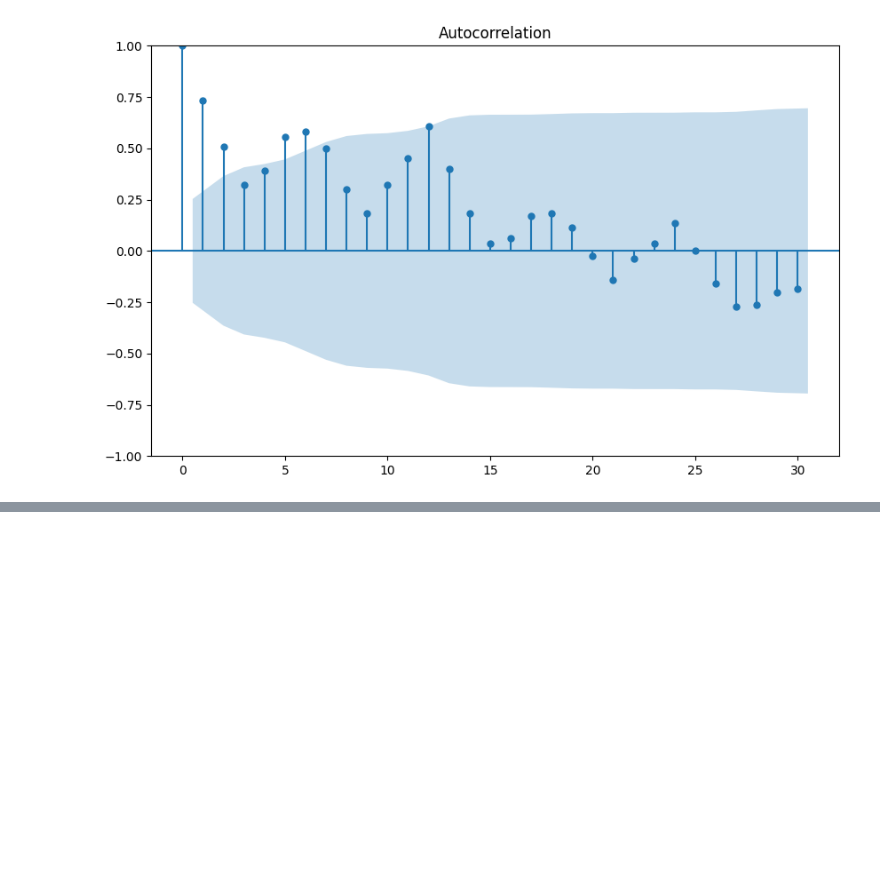
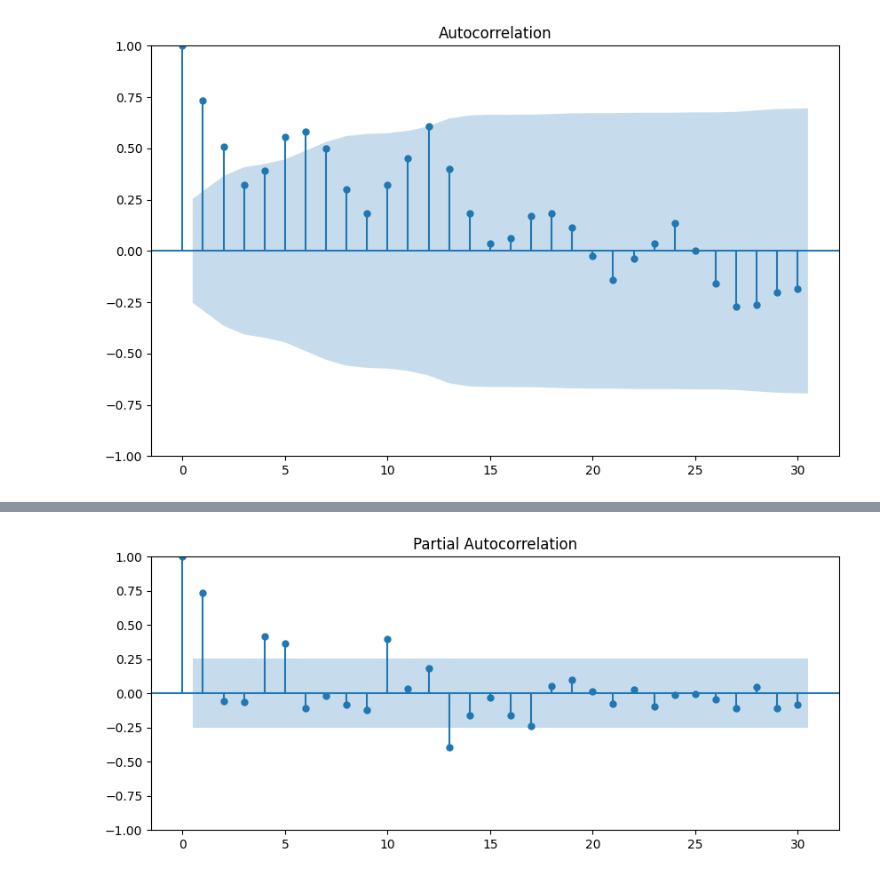
Before and after one commit to SuDy0906/Time-Series-Analysis-and-Forecasting, a Jupyter notebook: intro.ipynb, the cells around one changed output, grey strips where cells are left out. Saved outputs shown, nothing was run; the diff lists cells and outputs as text; code cells hidden in the pictures; blank space fills up the shorter version.

```diff
--- a/intro.ipynb
+++ b/intro.ipynb
@@ -234,0 +244,7 @@ plt.show()
+# %%
+# Plot the PACF of the Choco Revenue
+fig, ax = plt.subplots(figsize=(10, 4))
+plot_pacf(df1['revenue'].dropna(), lags=30, ax=ax)
+plt.show()
+# %% [output]
+[figure, added]
```
Also changed, not shown: parts of 3 cells of this notebook.
